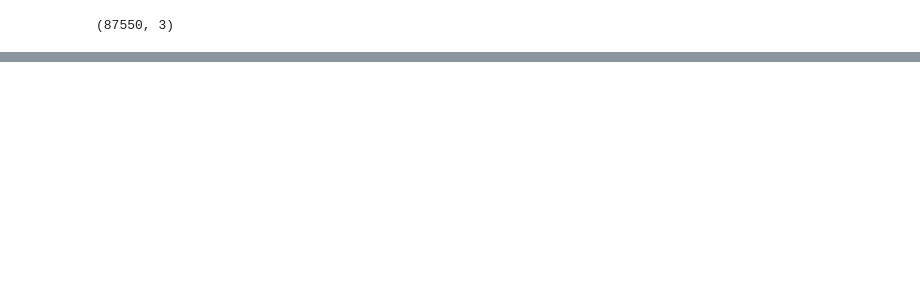
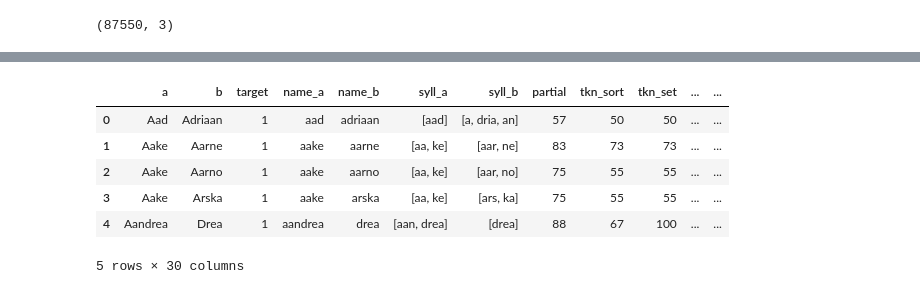
Before and after one commit to mkars01/fuzzy-name-matcher, a Jupyter notebook: notebooks/03_Feature_Engineering.ipynb, the cells around one changed output, grey strips where cells are left out. Saved outputs shown, nothing was run; the diff lists cells and outputs as text; code cells hidden in the pictures; blank space fills up the shorter version.

```diff
--- a/notebooks/03_Feature_Engineering.ipynb
+++ b/notebooks/03_Feature_Engineering.ipynb
@@ -35,0 +207,37 @@ df.sample(10)
+# %%
+iss = IterativeSubString()
+bisim = BISIM()
+dlev = DiscountedLevenshtein()
+prefix = Prefix()
+lcs = LCSstr()
+mlipns = MLIPNS()
+strcmp95 = Strcmp95()
+mra = MRA()
+editex = Editex()
+saps = SAPS()
+flexmetric = FlexMetric()
+jaro = JaroWinkler(mode='Jaro')
+higuera_mico = HigueraMico()
+sift4 = Sift4()
+eudex = Eudex()
+aline = ALINE()
+covington = Covington()
+phonetic_edit = PhoneticEditDistance()
+# %%
+algos = [iss, bisim, dlev, prefix, lcs, mlipns, strcmp95, mra, editex, saps, flexmetric, jaro, higuera_mico, sift4, eudex,
+         aline, covington, phonetic_edit]
+
+algo_names = ['iterativesubstring', 'bisim', 'discountedlevenshtein', 'prefix', 'lcsstr', 'mlipns', 'strcmp95', 'mra',
+              'editex', 'saps', 'flexmetric', 'jaro', 'higueramico', 'sift4', 'eudex', 'aline', 'covington',
+              'phoneticeditdistance']
+for i, algo in enumerate(algos):
+    df[algo_names[i]] = df.apply(lambda row: algo.sim(row.name_a, row.name_b), axis=1)
+df.head()
+# %% [output]
+|  | a | b | target | name_a | name_b | syll_a | syll_b | partial | tkn_sort | tkn_set | ... | ... |
+| 0 | Aad | Adriaan | 1 | aad | adriaan | [aad] | [a, dria, an] | 57 | 50 | 50 | ... | ... |
+| 1 | Aake | Aarne | 1 | aake | aarne | [aa, ke] | [aar, ne] | 83 | 73 | 73 | ... | ... |
+| 2 | Aake | Aarno | 1 | aake | aarno | [aa, ke] | [aar, no] | 75 | 55 | 55 | ... | ... |
+| 3 | Aake | Arska | 1 | aake | arska | [aa, ke] | [ars, ka] | 75 | 55 | 55 | ... | ... |
+| 4 | Aandrea | Drea | 1 | aandrea | drea | [aan, drea] | [drea] | 88 | 67 | 100 | ... | ... |
+5 rows × 30 columns
```
Also changed, not shown: parts of 14 cells of this notebook, 12 other files.
